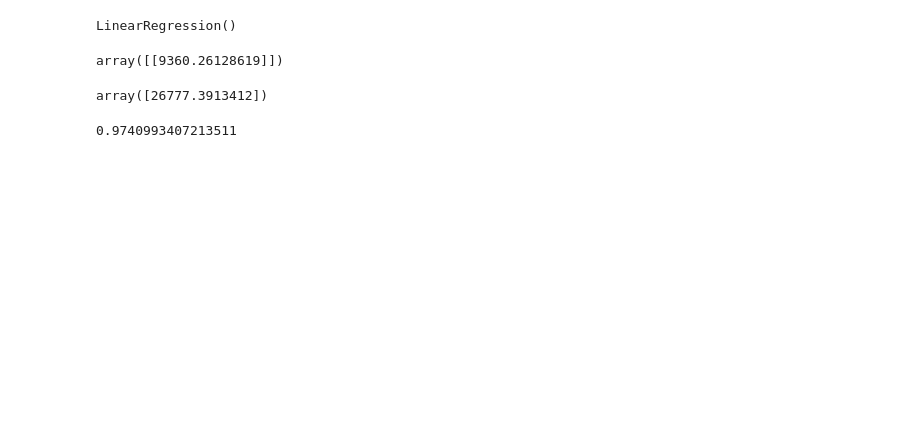
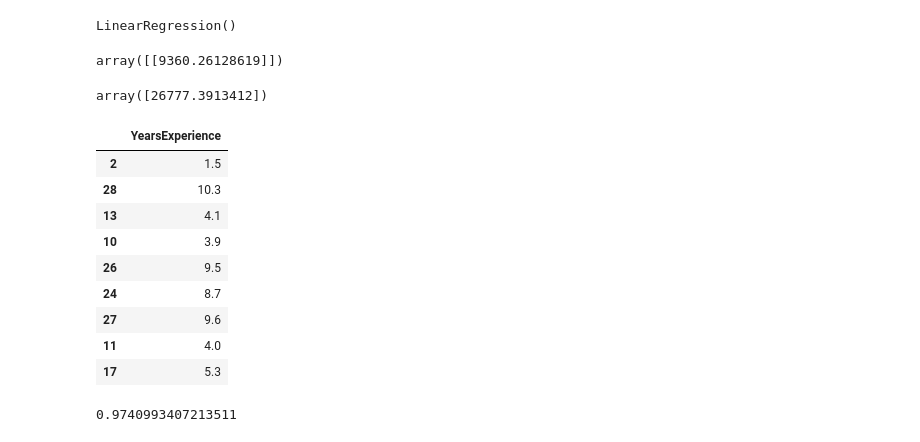
Before and after one commit to krsuthakar/-Machine-Learning-Regression, a Jupyter notebook: Simple Liner Regression/Simple Linear Regression-Phase1 Model Creation.ipynb, the cells around one changed output. Cells and saved outputs as stored; diff of their text form; code cells hidden in the pictures; blank space fills up the shorter version.

```diff
--- a/Simple Liner Regression/Simple Linear Regression-Phase1 Model Creation.ipynb
+++ b/Simple Liner Regression/Simple Linear Regression-Phase1 Model Creation.ipynb
@@ -78,3 +77,6 @@ dependent
 | 27 | 112635.0 |
 | 28 | 122391.0 |
 | 29 | 121872.0 |
+# %%
+from sklearn.model_selection import train_test_split
+train_test_split(independent,dependent,test_size=0.30, random_state=0)
@@ -104,6 +148,19 @@ array([26777.3913412])
 # %%
 #the value predict from x_test
 y_pred=regressor.predict(x_test)
+# %%
+x_test
+# %% [output]
+|  | YearsExperience |
+| 2 | 1.5 |
+| 28 | 10.3 |
+| 13 | 4.1 |
+| 10 | 3.9 |
+| 26 | 9.5 |
+| 24 | 8.7 |
+| 27 | 9.6 |
+| 11 | 4.0 |
+| 17 | 5.3 |
 # %%
 #the r_score value
 from sklearn.metrics import r2_score
```
Also changed, not shown: parts of 6 cells of this notebook, 1 other file.
